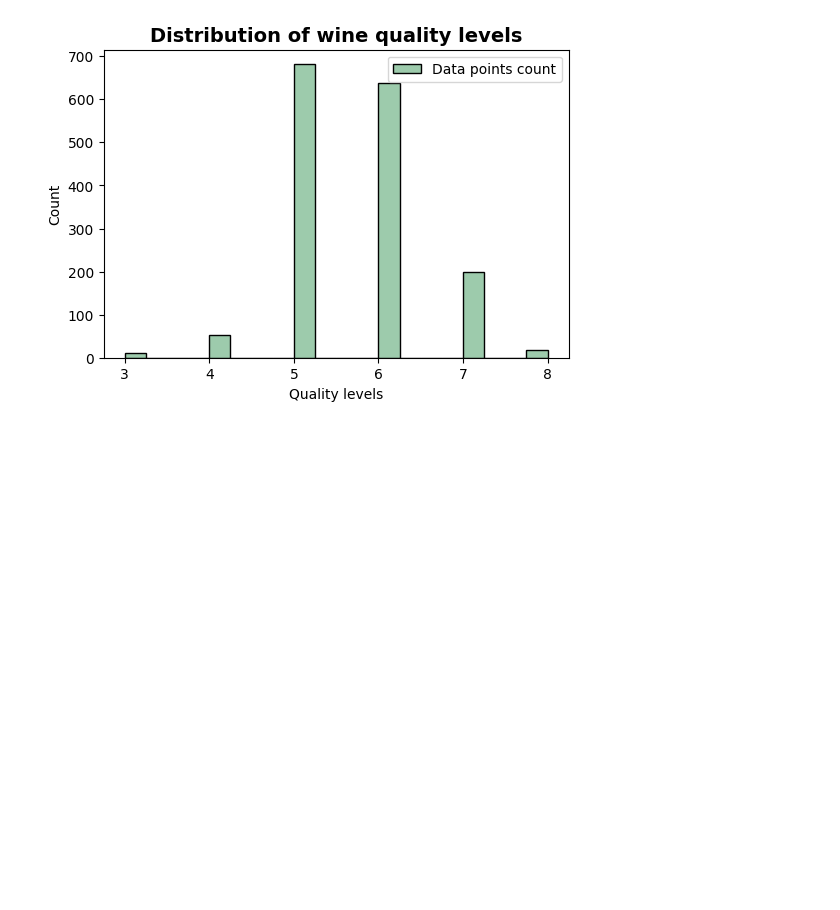
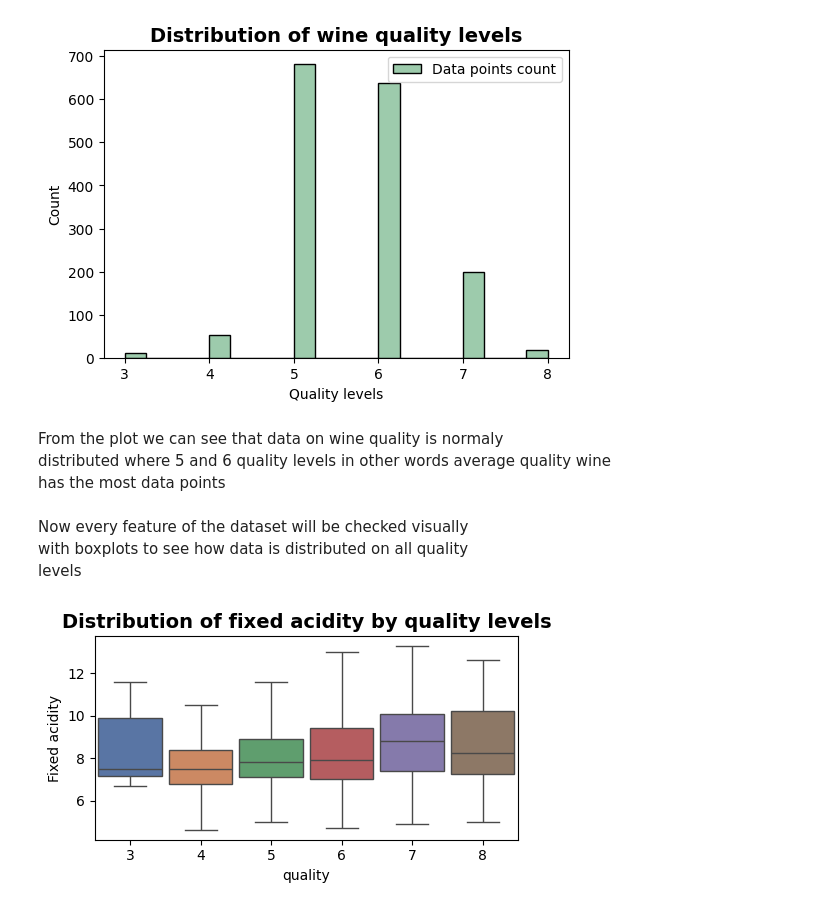
Before and after one commit to ShariYo/Modul2_Sprint3, a Jupyter notebook: project/main.ipynb, the cells around one changed output. Cells and saved outputs as stored; diff of their text form; code cells hidden in the pictures; blank space fills up the shorter version.

Commit message:
EDA with boxplots

```diff
--- a/project/main.ipynb
+++ b/project/main.ipynb
@@ -124,3 +124,23 @@ f_histogram(
 )
 # %% [output]
 [figure]
+# %% [markdown]
+From the plot we can see that data on wine quality is normaly
+distributed where 5 and 6 quality levels in other words average quality wine
+has the most data points
+# %% [markdown]
+Now every feature of the dataset will be checked visually
+with boxplots to see how data is distributed on all quality
+levels
+# %%
+#fixed_acidity
+f_boxplot(
+    data=redwine,
+    xaxis="quality",
+    yaxis="fixed_acidity",
+    hue="quality",
+    ylabel="Fixed acidity",
+    title="Distribution of fixed acidity by quality levels"
+)
+# %% [output]
+[figure, added]
```
Also changed, not shown: parts of 11 cells of this notebook, 1 other file.
